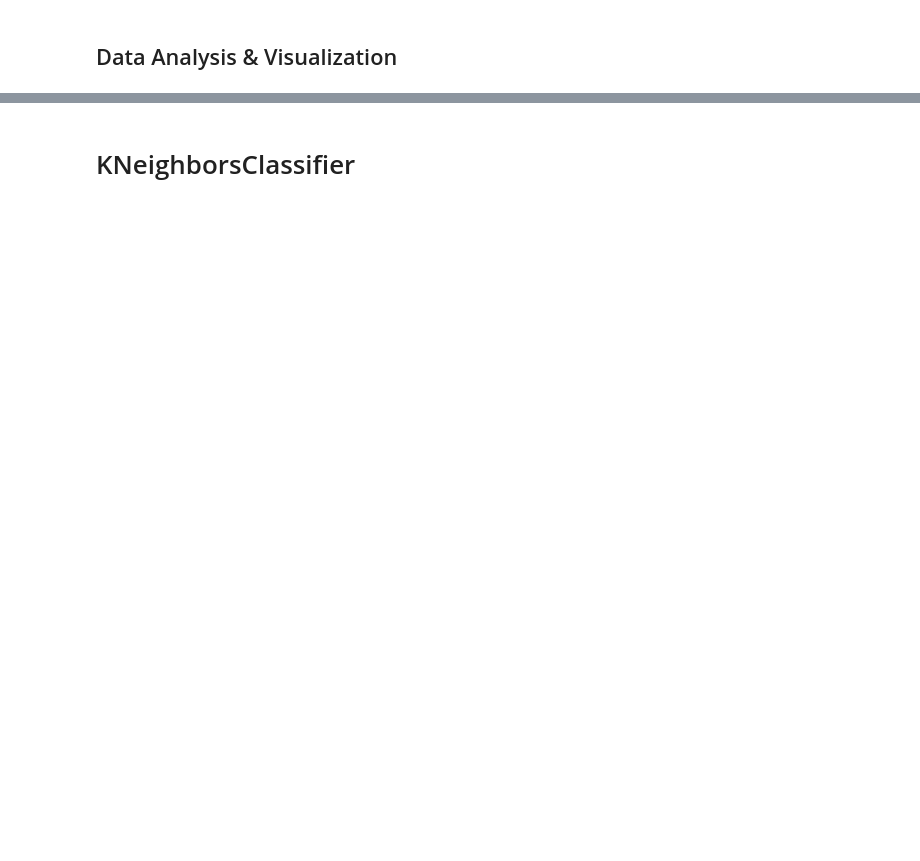
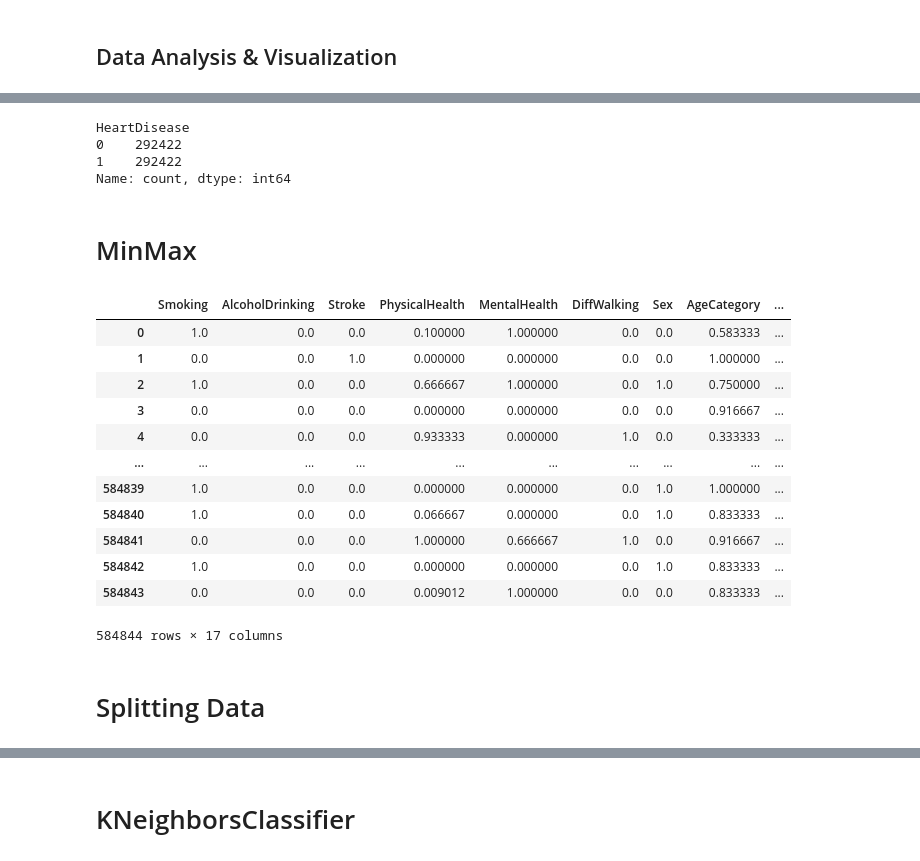
Before and after one commit to abo7adeed/Data_Science_Project, a Jupyter notebook: heart-diseases.ipynb, the cells around one changed output, grey strips where cells are left out. Cells and saved outputs as stored; diff of their text form; code cells hidden in the pictures; blank space fills up the shorter version.

Commit message:
Kaggle Notebook | heart_diseases | Version 32

```diff
--- a/heart-diseases.ipynb
+++ b/heart-diseases.ipynb
@@ -90,14 +101,12 @@ from sklearn.metrics import precision_score
 #save
 import pickle as pk
-# %%
-data=pd.read_csv('/kaggle/input/cleaned-heart-disease/cleaned_heart_disease.csv')
 # %%
 # Loading Data
-#files = os.listdir('/kaggle/input/cleaned-heart-disease/cleaned_heart_disease.csv')
+files = os.listdir('/kaggle/input/heart-disease')
 
 # Read each file
-#for file in files:
-#    if file.endswith('.csv'):
-#        data = pd.read_csv(os.path.join('/kaggle/input/heart-disease', file))
+for file in files:
+    if file.endswith('.csv'):
+        data = pd.read_csv(os.path.join('/kaggle/input/heart-disease', file))
 # %%
 data.shape
@@ -271,6 +680,11 @@ y
 smote=SMOTE(sampling_strategy='minority')
 X,y=smote.fit_resample(X,y)
 y.value_counts()
+# %% [output]
+HeartDisease
+0    292422
+1    292422
+Name: count, dtype: int64
 # %%
 class Model:
     def select_feature(self,model,X,y):
@@ -336,5 +750,25 @@ class Model:
         print('Precision Score is : ', PrecisionScore)
 # %%
 model1=Model()
+# %% [markdown]
+# MinMax
+# %%
+model1.MinMax(X.keys())
+# %% [output]
+|  | Smoking | AlcoholDrinking | Stroke | PhysicalHealth | MentalHealth | DiffWalking | Sex | AgeCategory | ... |
+| 0 | 1.0 | 0.0 | 0.0 | 0.100000 | 1.000000 | 0.0 | 0.0 | 0.583333 | ... |
+| 1 | 0.0 | 0.0 | 1.0 | 0.000000 | 0.000000 | 0.0 | 0.0 | 1.000000 | ... |
+| 2 | 1.0 | 0.0 | 0.0 | 0.666667 | 1.000000 | 0.0 | 1.0 | 0.750000 | ... |
+| 3 | 0.0 | 0.0 | 0.0 | 0.000000 | 0.000000 | 0.0 | 0.0 | 0.916667 | ... |
+| 4 | 0.0 | 0.0 | 0.0 | 0.933333 | 0.000000 | 1.0 | 0.0 | 0.333333 | ... |
+| ... | ... | ... | ... | ... | ... | ... | ... | ... | ... |
+| 584839 | 1.0 | 0.0 | 0.0 | 0.000000 | 0.000000 | 0.0 | 1.0 | 1.000000 | ... |
+| 584840 | 1.0 | 0.0 | 0.0 | 0.066667 | 0.000000 | 0.0 | 1.0 | 0.833333 | ... |
+| 584841 | 0.0 | 0.0 | 0.0 | 1.000000 | 0.666667 | 1.0 | 0.0 | 0.916667 | ... |
+| 584842 | 1.0 | 0.0 | 0.0 | 0.000000 | 0.000000 | 0.0 | 1.0 | 0.833333 | ... |
+| 584843 | 0.0 | 0.0 | 0.0 | 0.009012 | 1.000000 | 0.0 | 0.0 | 0.833333 | ... |
+584844 rows × 17 columns
+# %% [markdown]
+# Splitting Data
 # %%
 model1.Splitting_Data(X,y,.05)
```
Also changed, not shown: parts of 79 cells of this notebook.
